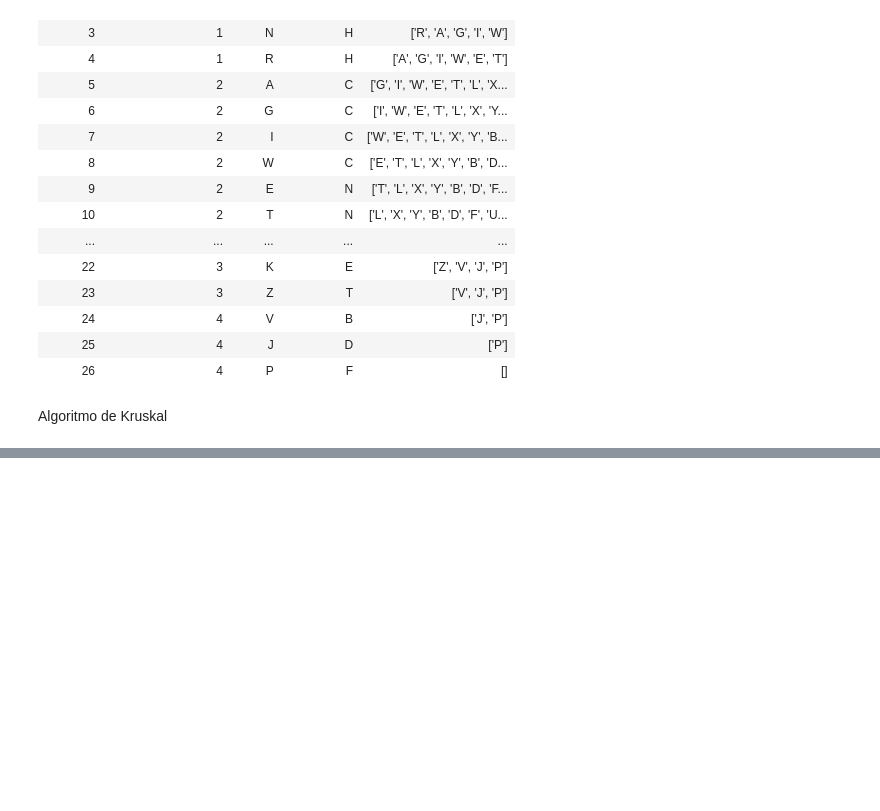
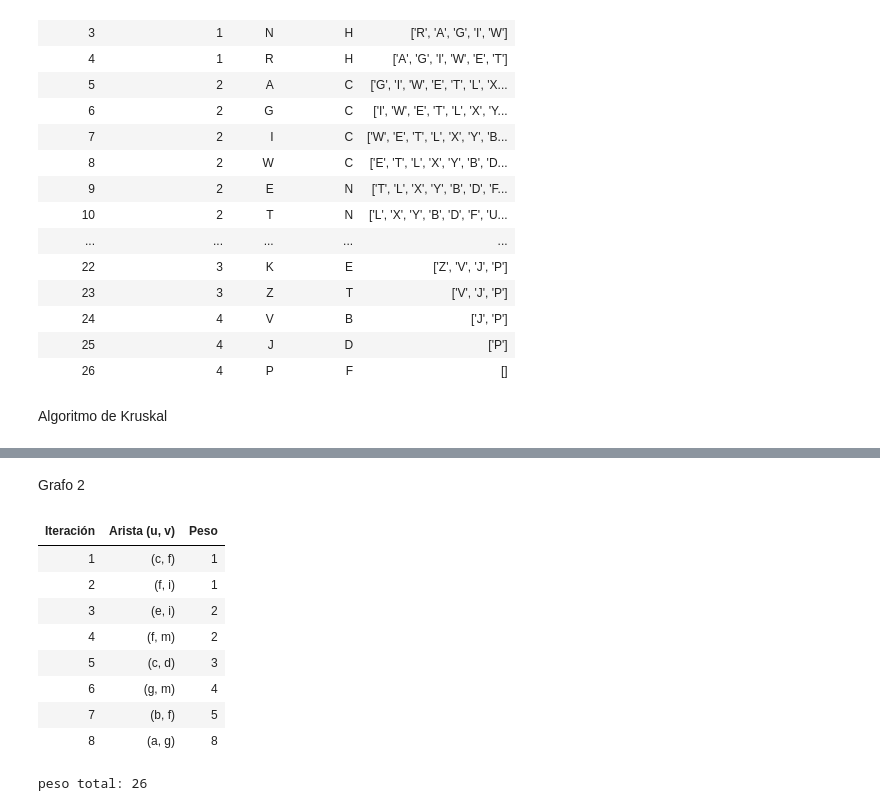
Before and after one commit to pepeul1191/grafos-estructuras-discretas, a Jupyter notebook: app.ipynb, the cells around one changed output, grey strips where cells are left out. Drawn from its saved outputs; the diff is of its cells as text; code cells hidden in the pictures; blank space fills up the shorter version.

```diff
--- a/app.ipynb
+++ b/app.ipynb
@@ -365,0 +399,31 @@ Resultado del algoritmo paso a paso:
+# %% [markdown]
+Grafo 2
+# %%
+grafo_2 = {
+    'a': [('b', 10), ('g', 8)],
+    'b': [('a', 10), ('c', 8), ('f', 5), ('g', 6)],
+    'c': [('a', 8), ('f', 1), ('d', 3)],
+    'd': [('c', 3), ('e', 4)],
+    'e': [('d', 4), ('f', 6), ('i', 2)],
+    'f': [('b', 5), ('c', 1), ('e', 6),('g', 9), ('i', 1), ('m', 2)],
+    'g': [('a', 8), ('b', 6), ('f', 9),('m', 4)],
+    'i': [('e', 2), ('f', 1), ('m', 3)],
+    'm': [('f', 2), ('g', 4), ('i', 3)],
+}
+
+df, peso_total = kruskal(grafo_2)
+
+with pd.option_context("display.max_colwidth", None):
+    display(df.style.hide(axis="index"))
+print('peso total: '  + str(peso_total))
+# %% [output]
+| Iteración | Arista (u, v) | Peso |
+| 1 | (c, f) | 1 |
+| 2 | (f, i) | 1 |
+| 3 | (e, i) | 2 |
+| 4 | (f, m) | 2 |
+| 5 | (c, d) | 3 |
+| 6 | (g, m) | 4 |
+| 7 | (b, f) | 5 |
+| 8 | (a, g) | 8 |
+peso total: 26
```
Also changed, not shown: parts of 10 cells of this notebook, 1 other file.
